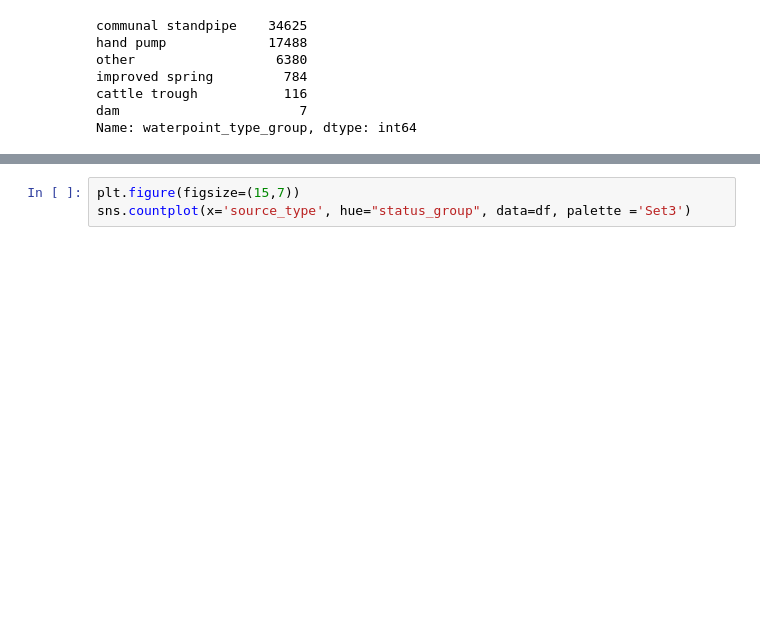
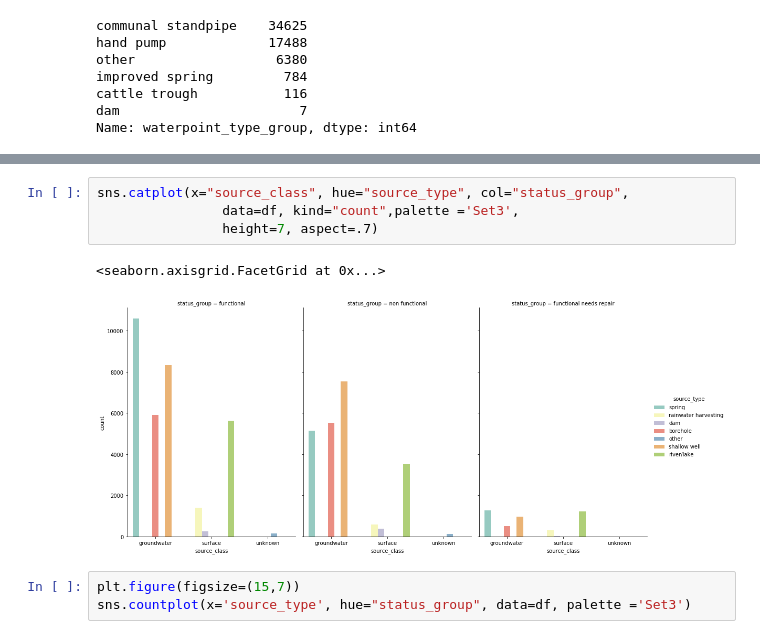
Before and after one commit to emilia329/PumpIt, a Jupyter notebook: WaterTanzia.ipynb, the cells around one changed output, grey strips where cells are left out. Cells and saved outputs as stored; diff of their text form; blank space fills up the shorter version.

```diff
--- a/WaterTanzia.ipynb
+++ b/WaterTanzia.ipynb
@@ -271,6 +298,13 @@ df.groupby(['source_class','source_type','status_group']).count()
 | unknown | other | functional | 158 | 158 | 158 | 146 | 158 | 147 | ... |
 |  |  | functional needs repair | 5 | 5 | 5 | 4 | 5 | 4 | ... |
 |  |  | non functional | 115 | 115 | 115 | 99 | 115 | 99 | ... |
+# %%
+sns.catplot(x="source_class", hue="source_type", col="status_group",
+                data=df, kind="count",palette ='Set3',
+                height=7, aspect=.7)
+# %% [output]
+<seaborn.axisgrid.FacetGrid at 0x...>
+[figure, added]
 # %%
 plt.figure(figsize=(15,7))
 sns.countplot(x='source_type', hue="status_group", data=df, palette ='Set3')
```
Also changed, not shown: parts of 24 cells of this notebook.
